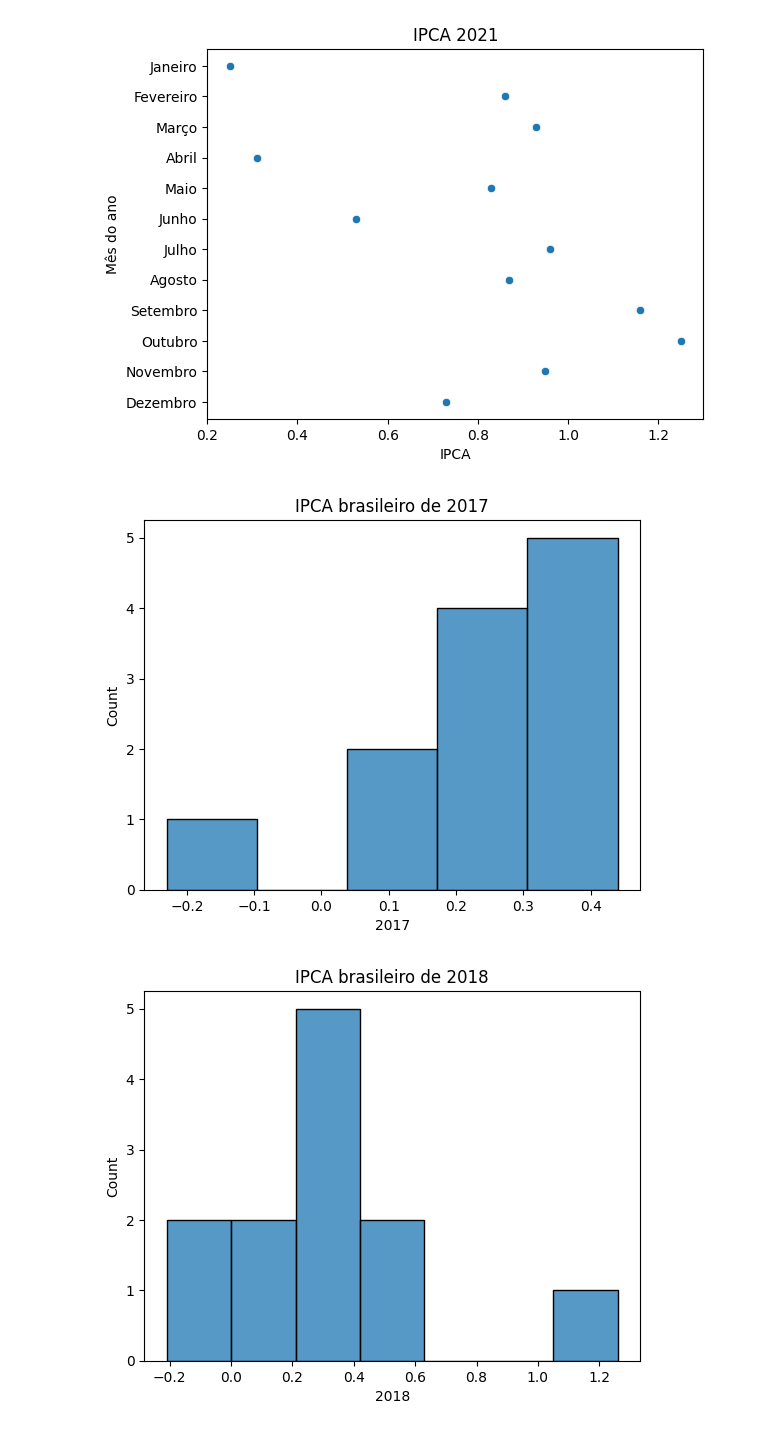
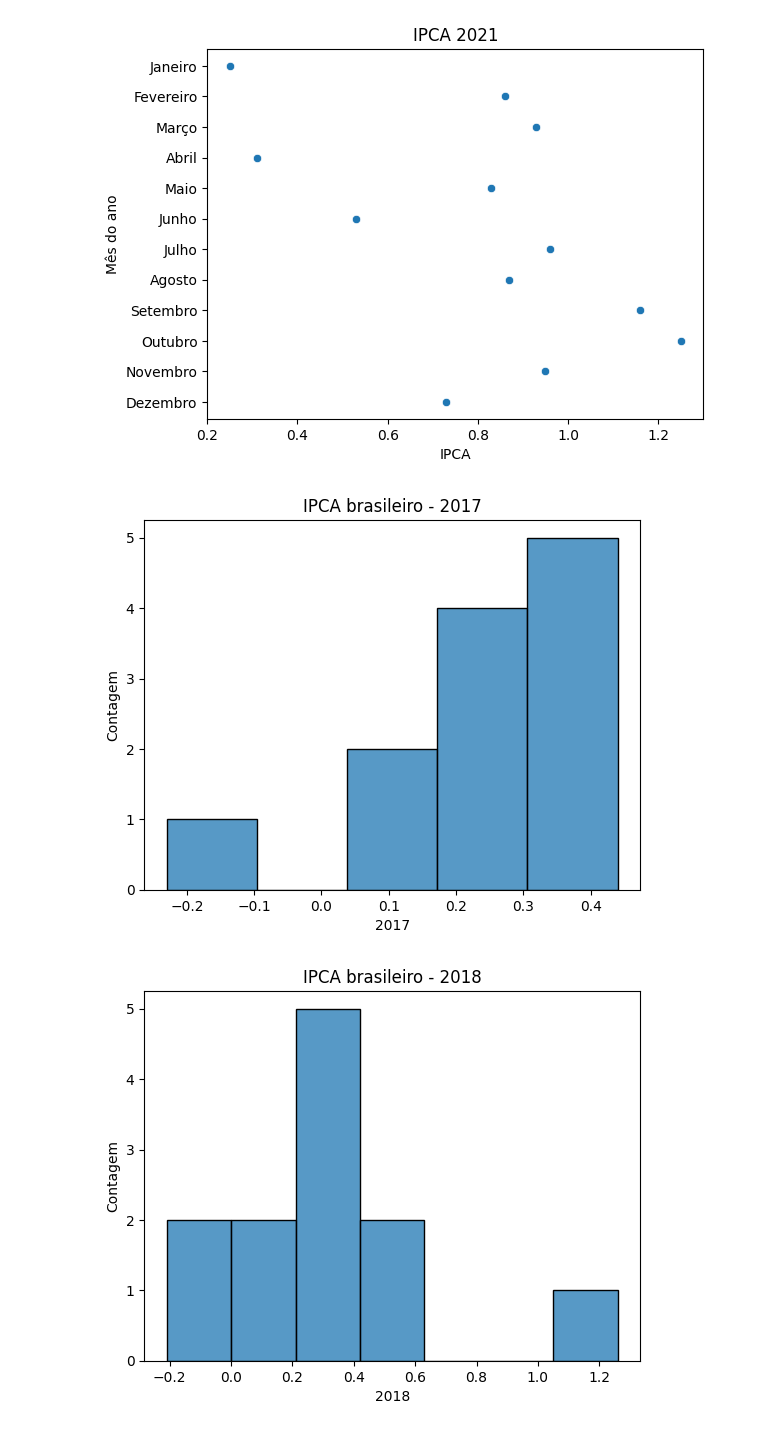
Before and after one commit to DjallenDias/IDSProject, a Jupyter notebook: notebook.ipynb, the cells around one changed output. Saved outputs shown, nothing was run; the diff lists cells and outputs as text; code cells hidden in the pictures.

Commit message:
Correção de comentários e títulos de gráficos

```diff
--- a/notebook.ipynb
+++ b/notebook.ipynb
@@ -215,8 +228,8 @@ Text(0.5, 1.0, 'IDH dos estados ao longo dos anos')
 for cln in dataIdhReg:
     if cln == "Region": continue
     dispersaoIdh = sb.scatterplot(data=dataIdhReg, x=cln, y='Region')
-    dispersaoIdh.set_title('IDH por estado')
-    dispersaoIdh.set_xlabel(f'IDH {cln}')
-    dispersaoIdh.set_ylabel('Região')
+    dispersaoIdh.set_title(f'IDH por estado {cln}')
+    dispersaoIdh.set_xlabel('IDH')
+    dispersaoIdh.set_ylabel('Estados')
     plt.show()
 # %% [output]
@@ -228,10 +241,15 @@ for cln in dataIdhReg:
 # %%
-#Definindo novamente o tamanho da imagem do gráfico
+#Definindo o tamanho da imagem do gráfico
 plt.figure(figsize=(8,6))
 
 #Plotando histogramas dos dados de IDH dos estados brasileiros entre 2017 e 2021
 for cln in dataIdhReg:
     if cln == "Region": continue
     histIdh = sb.histplot(dataIdhReg, x=cln).set_title(f"IDH brasileiro de {cln}")
+
+    #Mudando titulo do eixo y
+    plt.ylabel("Contagem")
+
+    #Plotando gráfico
     plt.show()
 # %% [output]
@@ -334,9 +352,14 @@ for cln in dataIpcaMedio:
 # %%
 #Histogramas dos dados de IPCA por ano
 for cln in dataIpcaMedio:
     if cln == "Mes": continue
-    histIpca = sb.histplot(dataIpcaMedio, x=cln).set_title(f"IPCA brasileiro de {cln}")
+    histIpca = sb.histplot(dataIpcaMedio, x=cln).set_title(f"IPCA brasileiro - {cln}")
+
+    #Mudando titulo do eixo y
+    plt.ylabel("Contagem")
+
+    #Plotando o gráfico
     plt.show()
 # %% [output]
-[figure, old version]
+[figure, new version]
-[figure, old version]
+[figure, new version]
```
Also changed, not shown: parts of 8 cells of this notebook.
